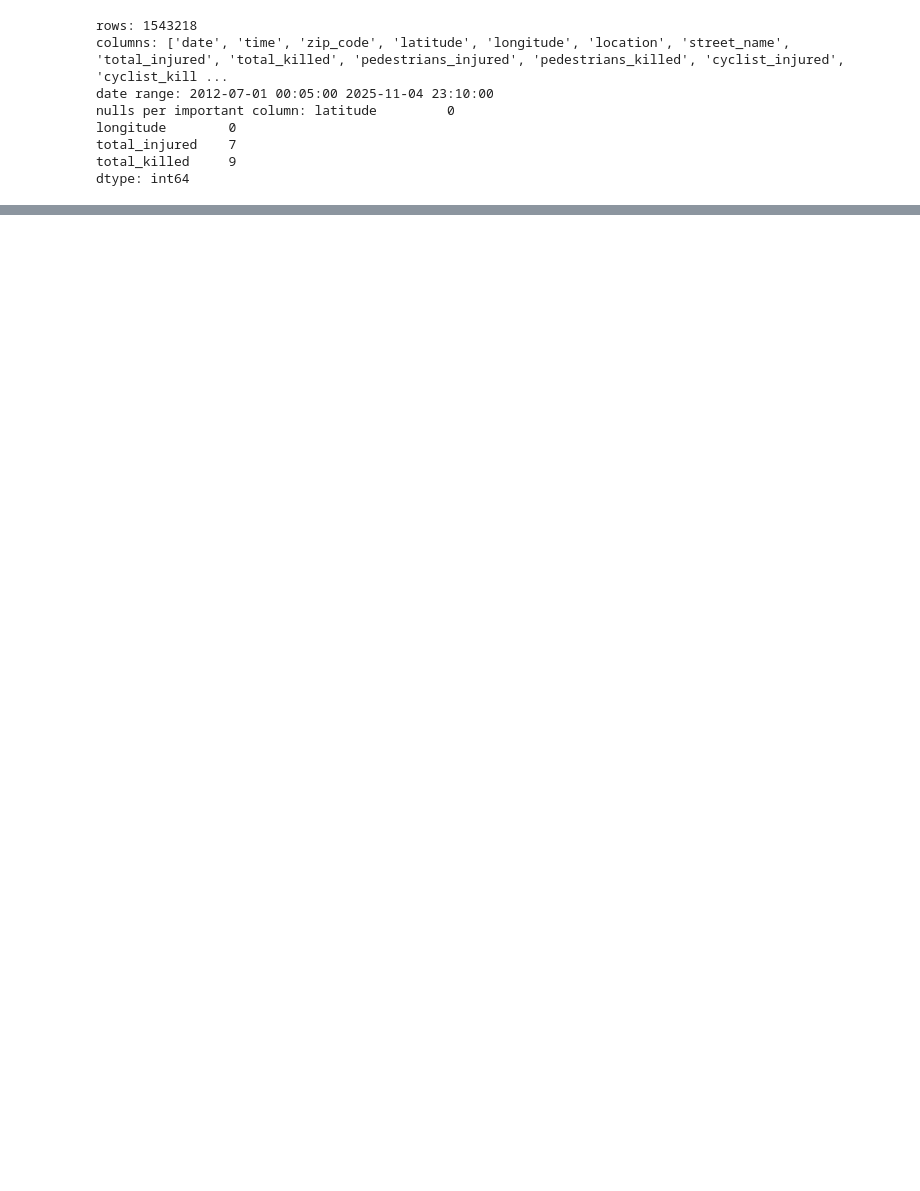
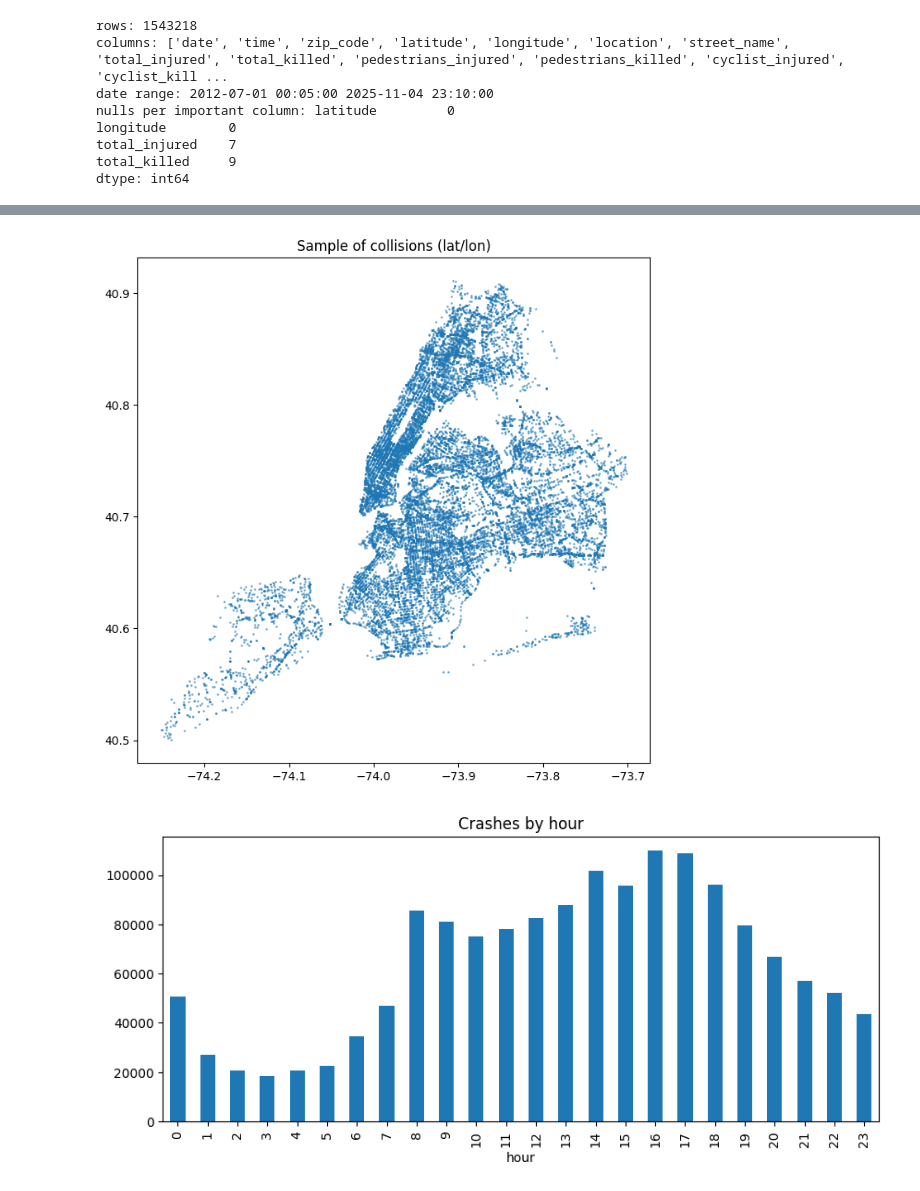
Before and after one commit to Darrell-Bailey/traffic-risk-mapping, a Jupyter notebook: notebooks/eda.ipynb, the cells around one changed output, grey strips where cells are left out. Cells and saved outputs as stored; diff of their text form; code cells hidden in the pictures; blank space fills up the shorter version.

Commit message:
ADD: EDA plots for scatter + hourly histogram

```diff
--- a/notebooks/eda.ipynb
+++ b/notebooks/eda.ipynb
@@ -33,0 +35,17 @@ meters bbox: (np.float64(913350.6982879624), np.float64(121151.34556850218), np.
+# %%
+# scatter plot
+sample = gdf.sample(n=min(20000, len(gdf)), random_state=1)
+ax = sample.plot(markersize=1, alpha=0.5, figsize=(8,8))
+ax.set_title("Sample of collisions (lat/lon)")
+plt.savefig(r'C:\Users\darre\traffic-risk-mapping\outputs\collisions_sample_by_coords.png')
+plt.show()
+
+# histogram: crashes by hour
+gdf['datetime'] = pd.to_datetime(gdf['datetime'])
+gdf['hour'] = gdf['datetime'].dt.hour
+df.groupby('hour').size().plot(kind='bar', figsize=(10,4), title='Crashes by hour')
+plt.savefig(r'C:\Users\darre\traffic-risk-mapping\outputs\crashes_by_hour.png')
+plt.show()
+# %% [output]
+[figure, added]
+[figure, added]
```
Also changed, not shown: parts of 2 cells of this notebook, 2 other files.
